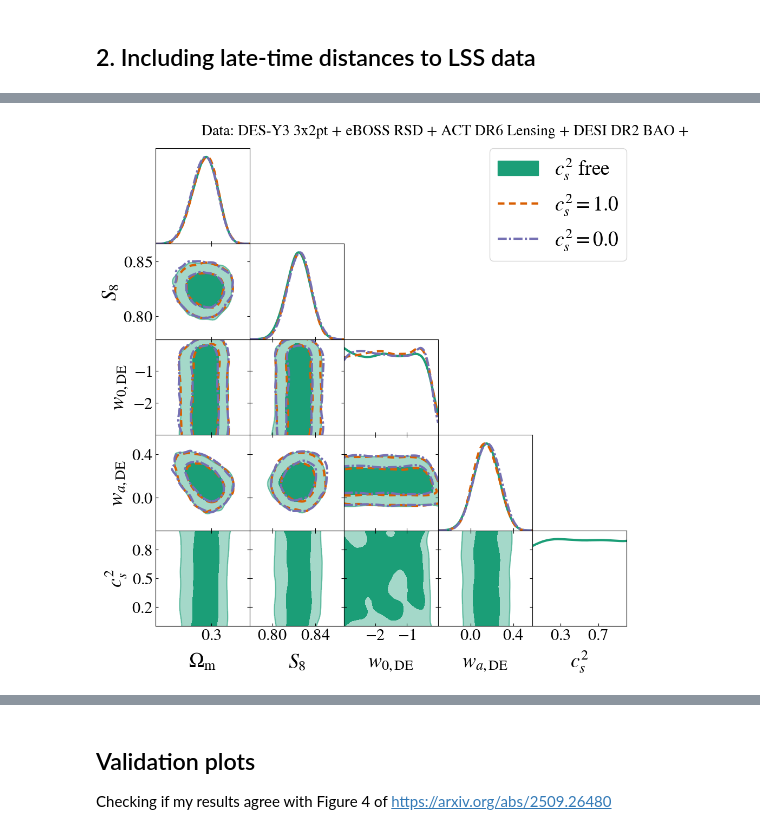
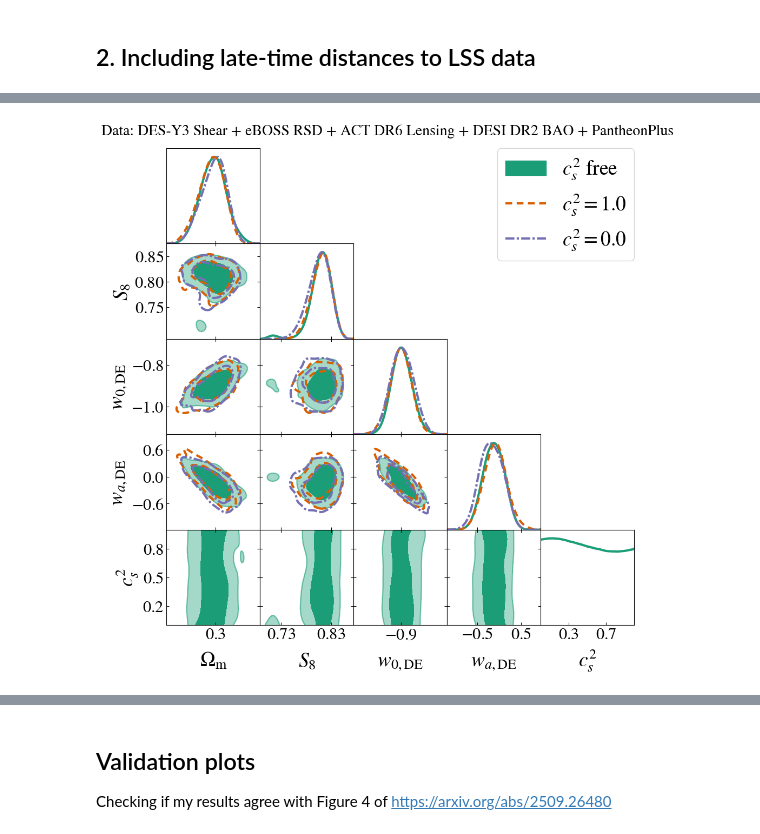
Before and after one commit to joaoreboucas1/cs2-project, a Jupyter notebook: analysis/lss_chains.ipynb, the cells around one changed output, grey strips where cells are left out. Drawn from its saved outputs; the diff is of its cells as text; code cells hidden in the pictures.

```diff
--- a/analysis/lss_chains.ipynb
+++ b/analysis/lss_chains.ipynb
@@ -21,7 +21,7 @@ mpl.rcParams['font.family'] = "STIXGeneral"
 des_indices = [29, 30, 31]
 chains = {}
 settings = copy(utils.DEFAULT_GETDIST_SETTINGS)
-settings['smooth_scale_2D'] = 0.3
+settings['smooth_scale_2D'] = 0.4
 for i in des_indices:
     chains[i] = utils.load_chain(i, settings=settings)
 # %%
@@ -47,10 +47,10 @@ p.fig.savefig("plots/triangle_des3x2pt_rsd_actcmbl.pdf", bbox_inches="tight")
 ## 2. Including late-time distances to LSS data
 # %%
 # Load chains
-des_indices = range(31, 37)
+des_indices = range(31, 35)
 chains = {}
 settings = copy(utils.DEFAULT_GETDIST_SETTINGS)
-settings['smooth_scale_2D'] = 0.3
+settings['smooth_scale_2D'] = 0.4
 for i in des_indices:
     chains[i] = utils.load_chain(i, settings=settings)
 # %%
@@ -68,6 +68,6 @@ p.triangle_plot(
     legend_labels=["$c_s^2$ free", "$c_s^2 = 1.0$", "$c_s^2 = 0.0$"],
     legend_loc="upper right"
 )
-p.fig.text(0.2, 1.01, "Data: DES-Y3 3x2pt + eBOSS RSD + ACT DR6 Lensing + DESI DR2 BAO + ", fontsize=20)
-p.fig.savefig("plots/triangle_des3x2pt_rsd_actcmbl_bao_sn.pdf", bbox_inches="tight")
+p.fig.text(0.0, 1.01, "Data: DES-Y3 Shear + eBOSS RSD + ACT DR6 Lensing + DESI DR2 BAO + PantheonPlus", fontsize=20)
+p.fig.savefig("plots/triangle_desshear_rsd_actcmbl_bao_sn.pdf", bbox_inches="tight")
 # %% [output]
@@ -75,4 +74,4 @@ WARNING:root:auto bandwidth for cs2_0 very small or failed (h=0.0004592514877910
-[figure, old version]
+[figure, new version]
 # %%
 p = gdplot.get_subplot_plotter()
 p.settings.axes_fontsize=25
```
Also changed, not shown: parts of 3 cells of this notebook, 8 other files.
